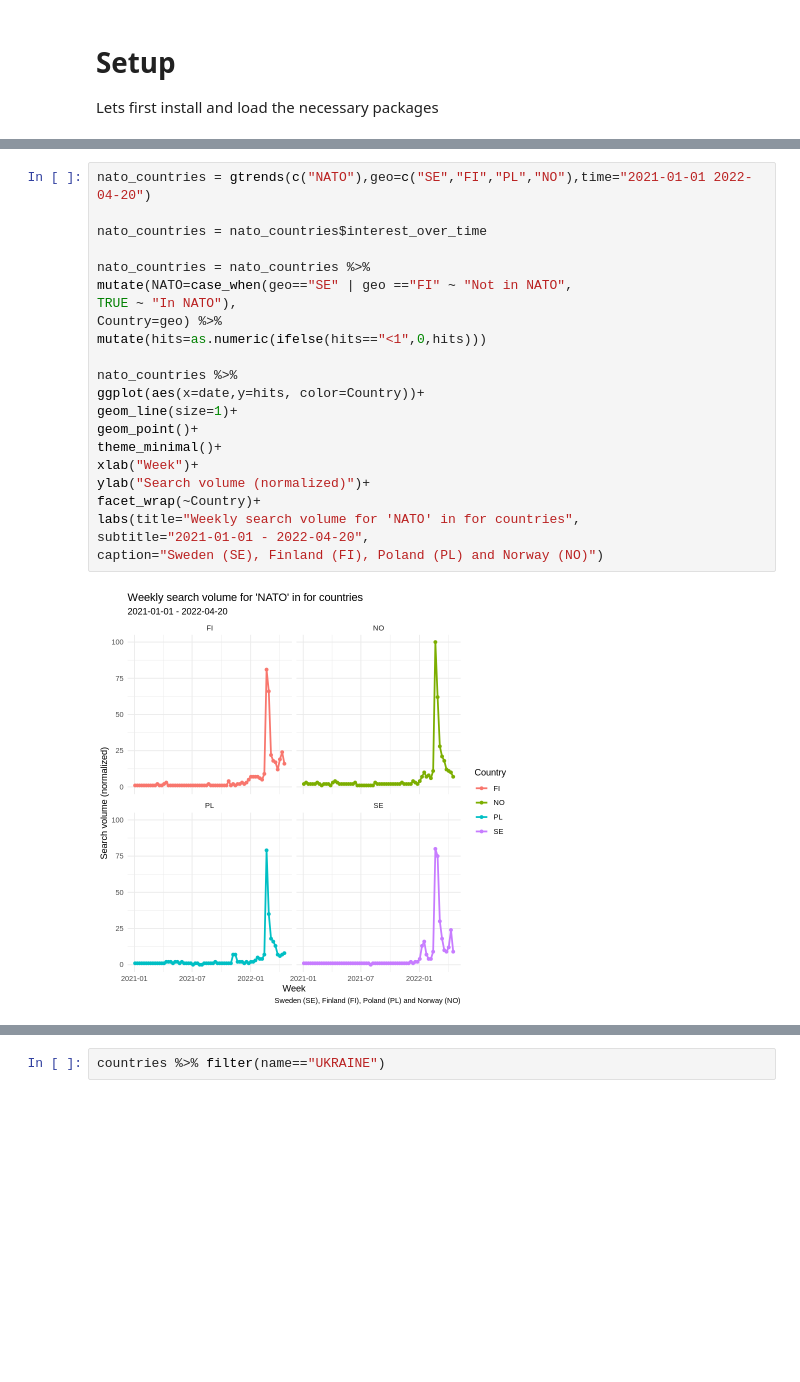
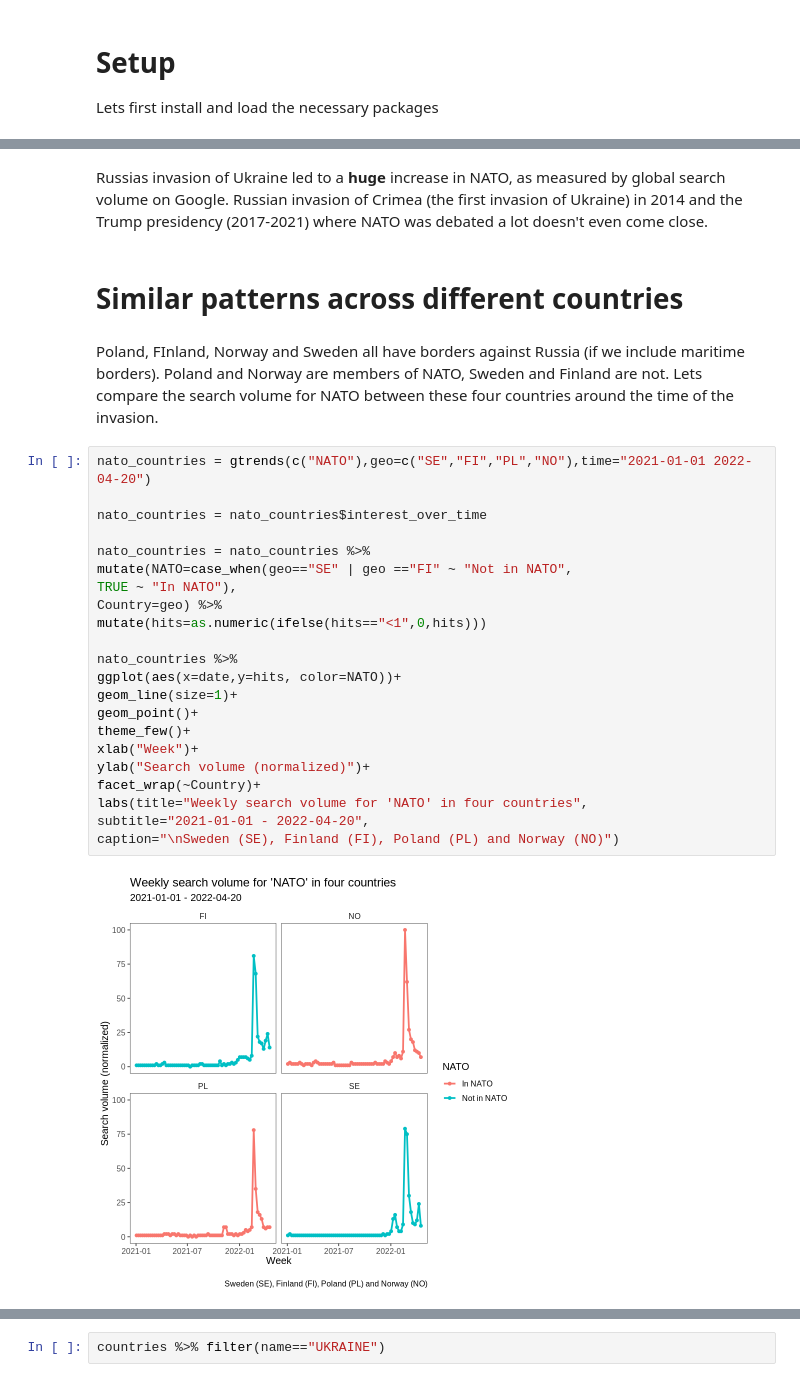
Before and after one commit to karl-karlsson/notebooks, a Jupyter notebook: google_trends.ipynb, the cells around one changed output, grey strips where cells are left out. Cells and saved outputs as stored; diff of their text form; blank space fills up the shorter version.

```diff
--- a/google_trends.ipynb
+++ b/google_trends.ipynb
@@ -51,24 +75,31 @@ labs(title="Weekly global search volume for 'NATO'")
+# %% [markdown]
+
+Russias invasion of Ukraine led to a **huge** increase in NATO, as measured by global search volume on Google. Russian invasion of Crimea (the first invasion of Ukraine) in 2014 and the Trump presidency (2017-2021) where NATO was debated a lot doesn't even come close.
+# %% [markdown]
+# Similar patterns across different countries
+# %% [markdown]
+Poland, FInland, Norway and Sweden all have borders against Russia (if we include maritime borders). Poland and Norway are members of NATO, Sweden and Finland are not. Lets compare the search volume for NATO between these four countries around the time of the invasion.
 # %%
 nato_countries = gtrends(c("NATO"),geo=c("SE","FI","PL","NO"),time="2021-01-01 2022-04-20")
 
 nato_countries = nato_countries$interest_over_time
 
 nato_countries = nato_countries %>%
 mutate(NATO=case_when(geo=="SE" | geo =="FI" ~ "Not in NATO",
 TRUE ~ "In NATO"),
 Country=geo) %>%
 mutate(hits=as.numeric(ifelse(hits=="<1",0,hits)))
 
 nato_countries %>%
-ggplot(aes(x=date,y=hits, color=Country))+
+ggplot(aes(x=date,y=hits, color=NATO))+
 geom_line(size=1)+
 geom_point()+
-theme_minimal()+
+theme_few()+
 xlab("Week")+
 ylab("Search volume (normalized)")+
 facet_wrap(~Country)+
-labs(title="Weekly search volume for 'NATO' in for countries",
+labs(title="Weekly search volume for 'NATO' in four countries",
 subtitle="2021-01-01 - 2022-04-20",
-caption="Sweden (SE), Finland (FI), Poland (PL) and Norway (NO)")
+caption="\nSweden (SE), Finland (FI), Poland (PL) and Norway (NO)")
 # %% [output]
-[figure, old version]
+[figure, new version]
```
Also changed, not shown: parts of 29 cells of this notebook.
